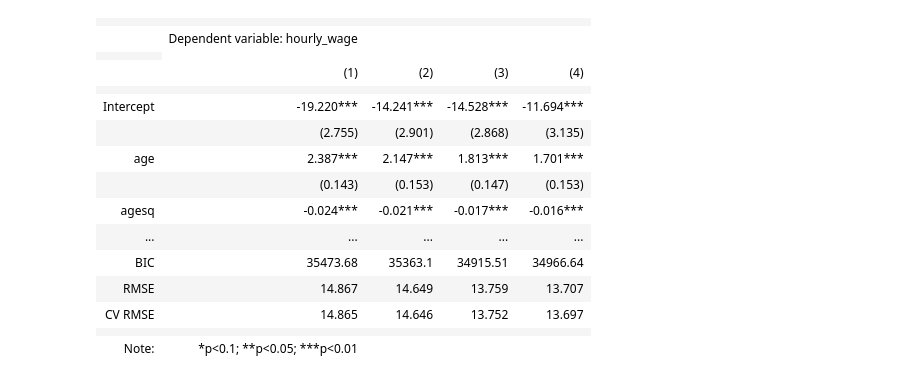
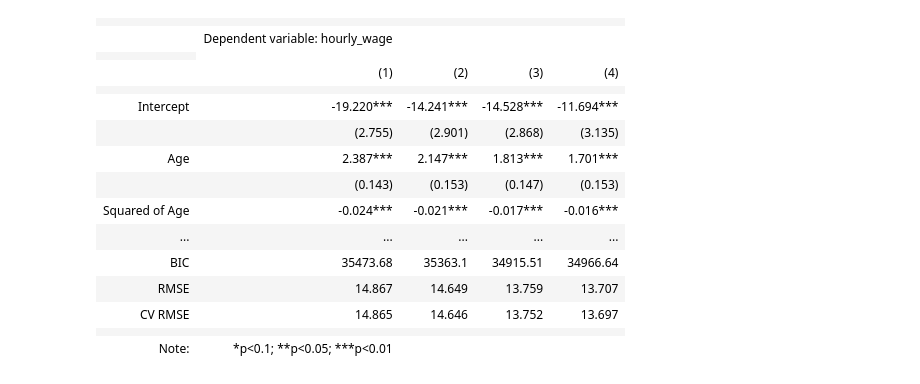
Before and after one commit to viethngn/Data_Analysis_3_ECBS5171, a Jupyter notebook: assignment1/assignment1_viethngn.ipynb, the cells around one changed output. Cells and saved outputs as stored; diff of their text form; code cells hidden in the pictures.

```diff
--- a/assignment1/assignment1_viethngn.ipynb
+++ b/assignment1/assignment1_viethngn.ipynb
@@ -203,30 +220,50 @@ cv_summary
 # %%
 # create the regression models
 reg1 = smf.ols(formula=reg_formulas[0], data=cleaned_df).fit(cov_type="HC1")
 reg2 = smf.ols(formula=reg_formulas[1], data=cleaned_df).fit(cov_type="HC1")
 reg3 = smf.ols(formula=reg_formulas[2], data=cleaned_df).fit(cov_type="HC1")
 reg4 = smf.ols(formula=reg_formulas[3], data=cleaned_df).fit(cov_type="HC1")
 
+# create the regression table
 reg_list = [reg1, reg2, reg3, reg4]
 bic = [round(x.bic, 2) for x in reg_list]
 rmse_all = [round(rmse(cleaned_df[reg_formulas[x].split("~")[0]], reg_list[x].predict()), 3) for x in range(len(reg_list))]
 rmse_kfold = (cv_summary.loc['Average']).tolist()
 sg = stargazer.Stargazer(reg_list)
+sg.covariate_order(
+    [
+        'Intercept',
+        'age',
+        'agesq',
+        'female',
+        'ownchild'
+    ]
+)
+sg.rename_covariates({
+    'age': "Age",
+    'agesq': "Squared of Age",
+    'female': "is Female",
+    'ownchild': "Number of children"
+})
+sg.add_line("Employment class (4 variables)", ["", "", "Yes", "Yes"])
+sg.add_line("Education level (7 variables)", ["", "", "Yes", "Yes"])
+sg.add_line("Marital status (6 variables)", ["", "", "", "Yes"])
+sg.add_line("Citizenship status (4 variables)", ["", "", "", "Yes"])
 sg.add_line('BIC', bic, location=stargazer.LineLocation.FOOTER_BOTTOM)
 sg.add_line('RMSE', rmse_all, location=stargazer.LineLocation.FOOTER_BOTTOM)
 sg.add_line('CV RMSE', rmse_kfold, location=stargazer.LineLocation.FOOTER_BOTTOM)
 sg
 # %% [output]
 |  |  |  |  |  |
 |  | Dependent variable: hourly_wage |  |  |  |
 |  |
 |  | (1) | (2) | (3) | (4) |
 |  |  |  |  |  |
 | Intercept | -19.220*** | -14.241*** | -14.528*** | -11.694*** |
 |  | (2.755) | (2.901) | (2.868) | (3.135) |
-| age | 2.387*** | 2.147*** | 1.813*** | 1.701*** |
+| Age | 2.387*** | 2.147*** | 1.813*** | 1.701*** |
 |  | (0.143) | (0.153) | (0.147) | (0.153) |
-| agesq | -0.024*** | -0.021*** | -0.017*** | -0.016*** |
+| Squared of Age | -0.024*** | -0.021*** | -0.017*** | -0.016*** |
 | ... | ... | ... | ... | ... |
 | BIC | 35473.68 | 35363.1 | 34915.51 | 34966.64 |
 | RMSE | 14.867 | 14.649 | 13.759 | 13.707 |
```
Also changed, not shown: parts of 18 cells of this notebook.
